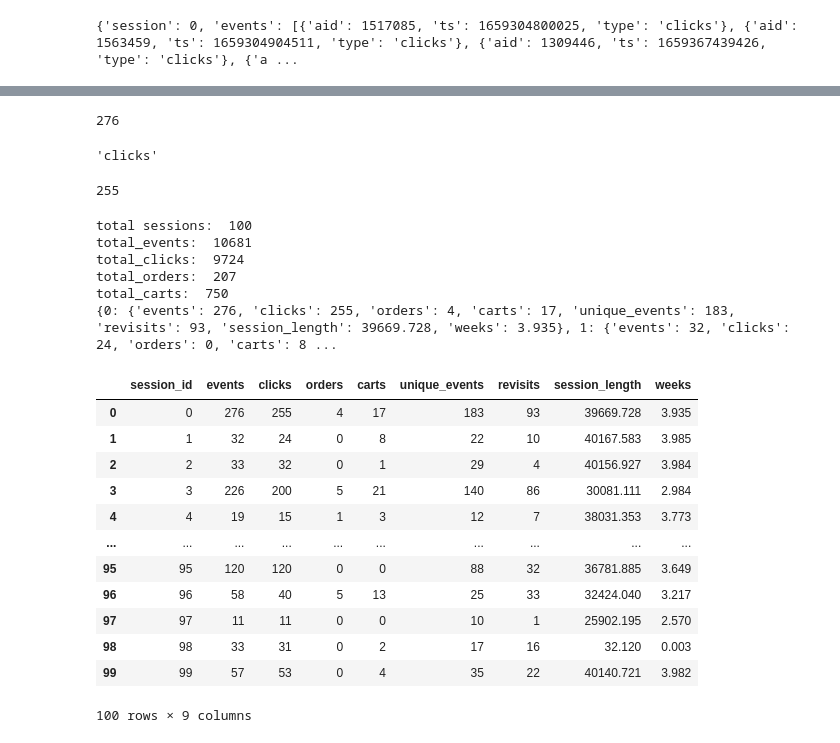
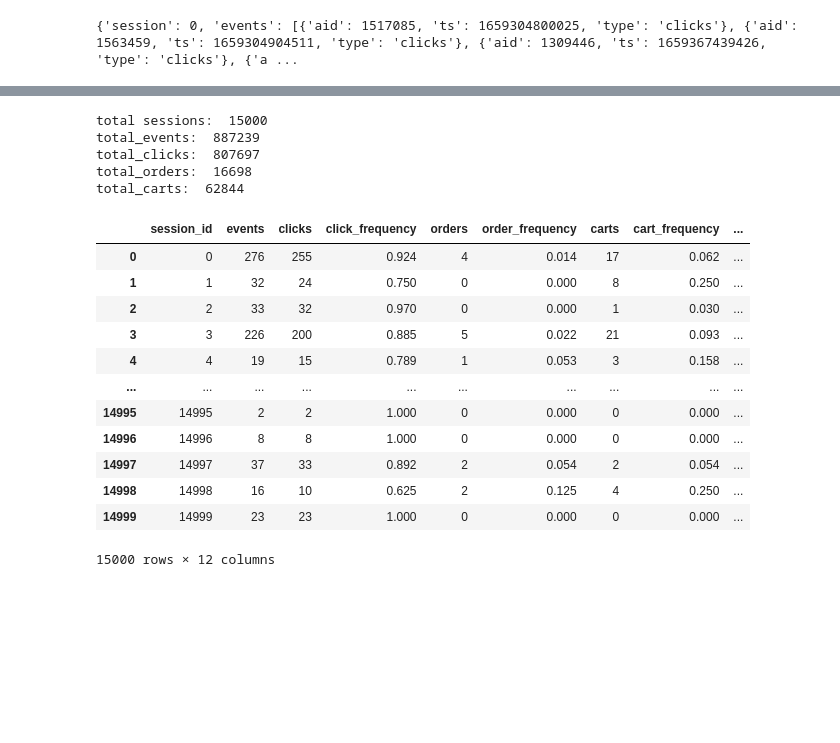
Before and after one commit to harrisonfunk2/shopping_behavior, a Jupyter notebook: notebooks/exploratory_1.ipynb, the cells around one changed output, grey strips where cells are left out. Drawn from its saved outputs; the diff is of its cells as text; code cells hidden in the pictures; blank space fills up the shorter version.

```diff
--- a/notebooks/exploratory_1.ipynb
+++ b/notebooks/exploratory_1.ipynb
@@ -7,7 +8,7 @@ train_data = "../data/raw/otto-recsys-train.jsonl"
 partial_data = []
 with open(train_data, "r") as file:
     for i, line in enumerate(file):
-        if i >= 100:
+        if i >= 15000:
             break
         partial_data.append(json.loads(line))
 # %%
@@ -39,21 +19,3 @@ data_1['events']
-# %%
-count = len(data_1['events'])
-print(count)
-# %% [output]
-276
-# %%
-data_1['events'][0]['type']
-# %% [output]
-'clicks'
-# %%
-events_1 = data_1['events']
-count_click = 0
-for item in events_1:
-    if item['type'] == 'clicks':
-        count_click += 1
-print(count_click)
-# %% [output]
-255
 # %%
 def get_stats(data):
     total_sessions = len(data)
@@ -83,17 +45,25 @@ def get_stats(data):
             session_length = round((max_ts - min_ts) / 1000 / 60, 3)  # milliseconds to minutes
             weeks = round(session_length / 60 / 24 / 7, 3)  # minutes to weeks
 
-            unique_events = len({event['aid'] for event in events})
-            revisits = event_count - unique_events
+            unique_products = len({event['aid'] for event in events})
+            revisits = event_count - unique_products
+
+            click_frequency = round(clicks / event_count if event_count > 0 else 0, 3)
+            order_frequency = round(orders / event_count if event_count > 0 else 0, 3)
+            cart_frequency = round(carts / event_count if event_count > 0 else 0, 3)
+
         else:
             session_length = 0
 
         session_stats[session['session']] = {
             'events': event_count,
             'clicks': clicks,
+            'click_frequency': click_frequency,
             'orders': orders,
+            'order_frequency': order_frequency,
             'carts': carts,
-            'unique_events': unique_events,
+            'cart_frequency': cart_frequency,
+            'unique_products': unique_products,
             'revisits': revisits,
             'session_length': session_length,
             'weeks': weeks
@@ -115,38 +85,37 @@ print("total_events: ", stats['total_events'])
 print("total_clicks: ", stats['total_clicks'])
 print("total_orders: ", stats['total_orders'])
 print("total_carts: ", stats['total_carts'])
-print(stats['session_stats'])
+# print(stats['session_stats'])
 # %% [output]
-total sessions:  100
-total_events:  10681
-total_clicks:  9724
-total_orders:  207
-total_carts:  750
-{0: {'events': 276, 'clicks': 255, 'orders': 4, 'carts': 17, 'unique_events': 183, 'revisits': 93, 'session_length': 39669.728, 'weeks': 3.935}, 1: {'events': 32, 'clicks': 24, 'orders': 0, 'carts': 8 ...
+total sessions:  15000
+total_events:  887239
+total_clicks:  807697
+total_orders:  16698
+total_carts:  62844
 # %%
 def new_data(data):
     stats = get_stats(data)
     session_stats = stats['session_stats']
 
     df = pd.DataFrame.from_dict(session_stats, orient='index')
     df.index.name = 'session_id'
     df = df.reset_index()
 
     return df
 
-df2 = new_data(partial_data)
-df2
+df = new_data(partial_data)
+df
 # %% [output]
-|  | session_id | events | clicks | orders | carts | unique_events | revisits | session_length | weeks |
-| 0 | 0 | 276 | 255 | 4 | 17 | 183 | 93 | 39669.728 | 3.935 |
-| 1 | 1 | 32 | 24 | 0 | 8 | 22 | 10 | 40167.583 | 3.985 |
-| 2 | 2 | 33 | 32 | 0 | 1 | 29 | 4 | 40156.927 | 3.984 |
-| 3 | 3 | 226 | 200 | 5 | 21 | 140 | 86 | 30081.111 | 2.984 |
-| 4 | 4 | 19 | 15 | 1 | 3 | 12 | 7 | 38031.353 | 3.773 |
+|  | session_id | events | clicks | click_frequency | orders | order_frequency | carts | cart_frequency | ... |
+| 0 | 0 | 276 | 255 | 0.924 | 4 | 0.014 | 17 | 0.062 | ... |
+| 1 | 1 | 32 | 24 | 0.750 | 0 | 0.000 | 8 | 0.250 | ... |
+| 2 | 2 | 33 | 32 | 0.970 | 0 | 0.000 | 1 | 0.030 | ... |
+| 3 | 3 | 226 | 200 | 0.885 | 5 | 0.022 | 21 | 0.093 | ... |
+| 4 | 4 | 19 | 15 | 0.789 | 1 | 0.053 | 3 | 0.158 | ... |
 | ... | ... | ... | ... | ... | ... | ... | ... | ... | ... |
-| 95 | 95 | 120 | 120 | 0 | 0 | 88 | 32 | 36781.885 | 3.649 |
-| 96 | 96 | 58 | 40 | 5 | 13 | 25 | 33 | 32424.040 | 3.217 |
-| 97 | 97 | 11 | 11 | 0 | 0 | 10 | 1 | 25902.195 | 2.570 |
-| 98 | 98 | 33 | 31 | 0 | 2 | 17 | 16 | 32.120 | 0.003 |
-| 99 | 99 | 57 | 53 | 0 | 4 | 35 | 22 | 40140.721 | 3.982 |
+| 14995 | 14995 | 2 | 2 | 1.000 | 0 | 0.000 | 0 | 0.000 | ... |
+| 14996 | 14996 | 8 | 8 | 1.000 | 0 | 0.000 | 0 | 0.000 | ... |
+| 14997 | 14997 | 37 | 33 | 0.892 | 2 | 0.054 | 2 | 0.054 | ... |
+| 14998 | 14998 | 16 | 10 | 0.625 | 2 | 0.125 | 4 | 0.250 | ... |
+| 14999 | 14999 | 23 | 23 | 1.000 | 0 | 0.000 | 0 | 0.000 | ... |
-100 rows × 9 columns
+15000 rows × 12 columns
```
Also changed, not shown: parts of 4 cells of this notebook.
